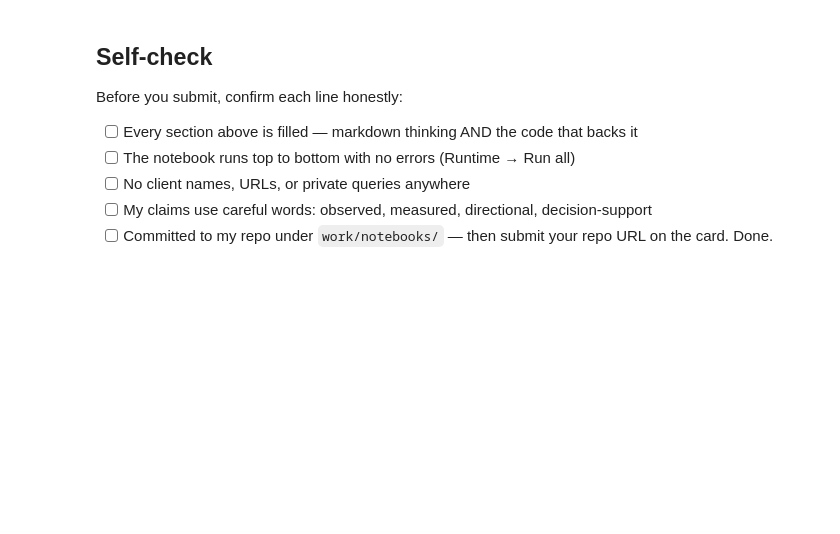
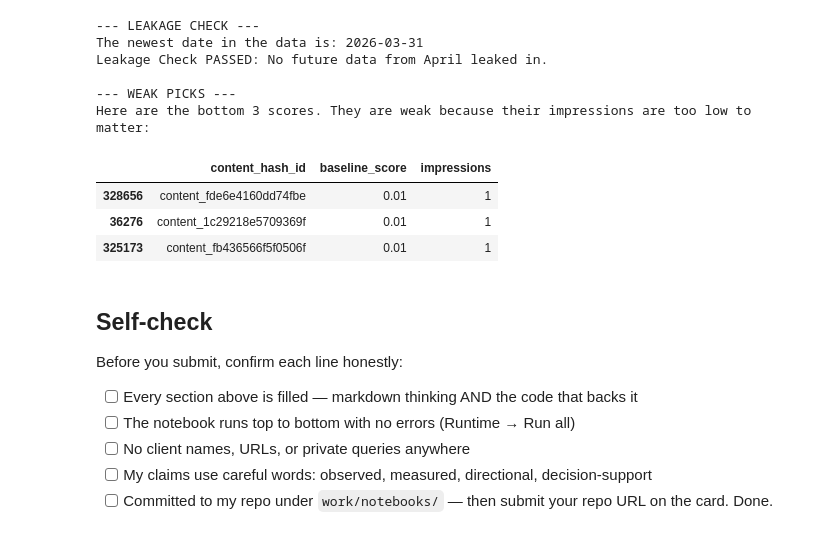
Before and after one commit to tokihab/FlyRankIntern-ML, a Jupyter notebook: work/notebooks/w04_baseline_score.ipynb, the cells around one changed output. Saved outputs shown, nothing was run; the diff lists cells and outputs as text; code cells hidden in the pictures; blank space fills up the shorter version.

```diff
--- a/work/notebooks/w04_baseline_score.ipynb
+++ b/work/notebooks/w04_baseline_score.ipynb
@@ -37,3 +193,27 @@ This skeleton is yours to fill. Work the sections **in order** — each one has
+# %%
+print("--- LEAKAGE CHECK ---")
+max_date = df_mar_daily['report_date'].max()
+print(f"The newest date in the data is: {max_date}")
+if max_date < datetime.date(2026, 4, 1):
+    print("Leakage Check PASSED: No future data from April leaked in.")
+else:
+    print("WARNING: Future data found!")
+
+print("\n--- WEAK PICKS ---")
+weak_picks = df_final_queue.tail(3)
+print("Here are the bottom 3 scores. They are weak because their impressions are too low to matter:")
+display(weak_picks[['content_hash_id', 'baseline_score', 'impressions']])
+# %% [output]
+--- LEAKAGE CHECK ---
+The newest date in the data is: 2026-03-31
+Leakage Check PASSED: No future data from April leaked in.
+
+--- WEAK PICKS ---
+Here are the bottom 3 scores. They are weak because their impressions are too low to matter:
+|  | content_hash_id | baseline_score | impressions |
+| 328656 | content_fde6e4160dd74fbe | 0.01 | 1 |
+| 36276 | content_1c29218e5709369f | 0.01 | 1 |
+| 325173 | content_fb436566f5f0506f | 0.01 | 1 |
 # %% [markdown]
 ## Self-check
 
```
Also changed, not shown: parts of 14 cells of this notebook.
